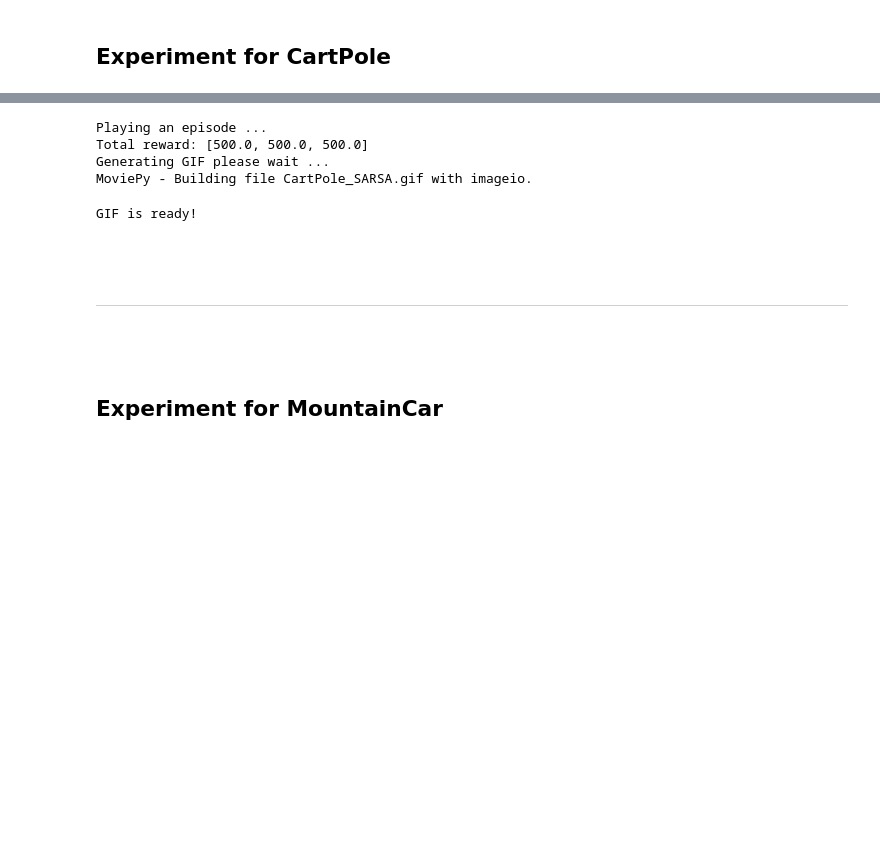
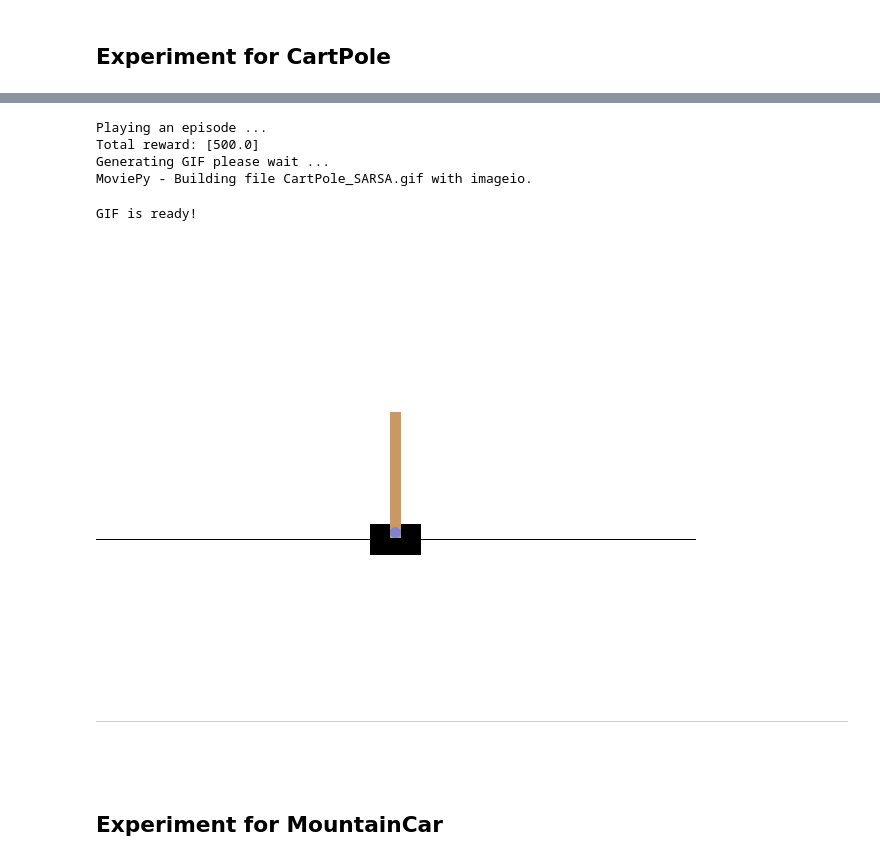
Before and after one commit to magemagix/RL, a Jupyter notebook: examples/007/007. SARSA.ipynb, the cells around one changed output, grey strips where cells are left out. Saved outputs shown, nothing was run; the diff lists cells and outputs as text; code cells hidden in the pictures; blank space fills up the shorter version.

```diff
--- a/examples/007/007. SARSA.ipynb
+++ b/examples/007/007. SARSA.ipynb
@@ -355,17 +358,21 @@ plt.savefig(f'learning_progress_CartPole.png', bbox_inches='tight',  dpi=100)
 plt.close()
 # %%
 print('Playing an episode ...')
-total_frames, total_reward = run_multi_episodes('CartPole-v1', learned_Q_table, run_num=3)
+total_frames, total_reward = run_multi_episodes('CartPole-v1', learned_Q_table, run_num=1)
 print(f'Total reward: {total_reward}')
 print('Generating GIF please wait ...')
 create_gif(total_frames, 'CartPole_SARSA.gif', fps=25)
 print('GIF is ready!')
 # %% [output]
 Playing an episode ...
-Total reward: [500.0, 500.0, 500.0]
+Total reward: [500.0]
 Generating GIF please wait ...
 MoviePy - Building file CartPole_SARSA.gif with imageio.
 GIF is ready!
+# %%
+Image("./CartPole_SARSA.gif")
+# %% [output]
+[figure, added]
 # %% [markdown]
 <br><br>
 
```
Also changed, not shown: parts of 5 cells of this notebook, 5 other files.
